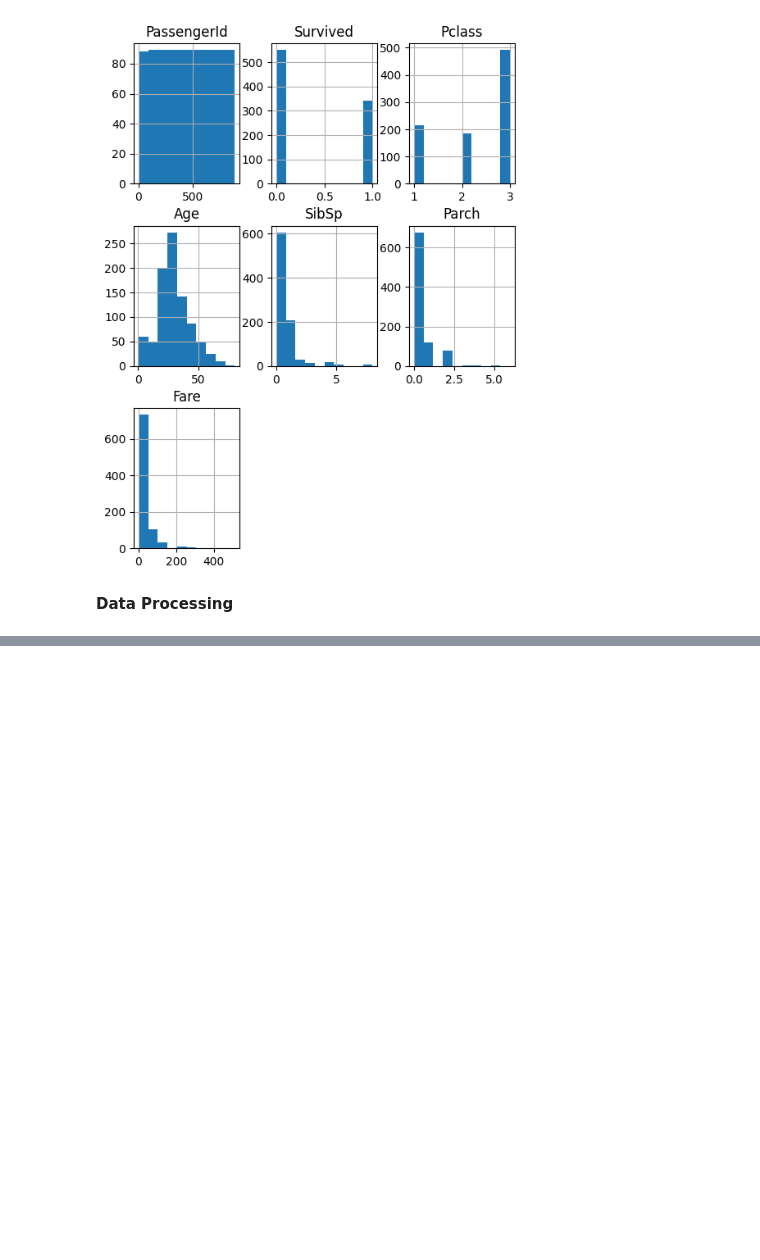
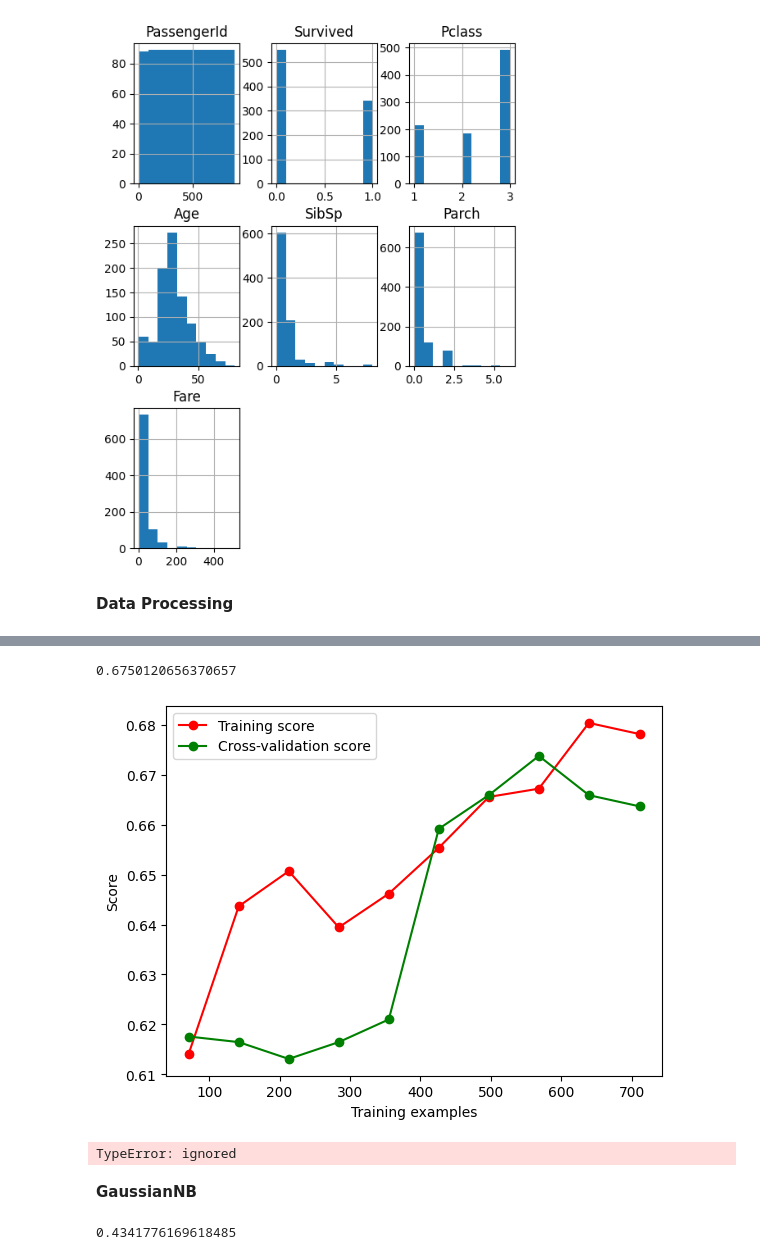
Before and after one commit to Rebecca-202211/titanic_analysis, a Jupyter notebook: 專題實作_01_Titanic_analysis.ipynb, the cells around one changed output, grey strips where cells are left out. Saved outputs shown, nothing was run; the diff lists cells and outputs as text; code cells hidden in the pictures; blank space fills up the shorter version.

```diff
--- a/專題實作_01_Titanic_analysis.ipynb
+++ b/專題實作_01_Titanic_analysis.ipynb
@@ -356,0 +521,47 @@ print(scores)
+# %%
+train_X = new_data.drop('Survived', axis = 1)
+train_y = new_data['Survived']
+
+knc = KNeighborsClassifier(n_neighbors=70)
+scores = cross_val_score(knc, train_X, train_y, cv=8,scoring='accuracy')
+print(scores.mean())
+# %% [output]
+0.6750120656370657
+# %%
+# 計算學習曲線
+train_sizes, train_scores, test_scores = learning_curve(estimator=knc, X=train_X, y=train_y, train_sizes=np.linspace(0.1, 1.0, 10), cv=5)
+
+# 繪製學習曲線
+import matplotlib.pyplot as plt
+plt.plot(train_sizes, np.mean(train_scores, axis=1), 'o-', color="r", label="Training score")
+plt.plot(train_sizes, np.mean(test_scores, axis=1), 'o-', color="g", label="Cross-validation score")
+plt.xlabel("Training examples")
+plt.ylabel("Score")
+plt.legend(loc="best")
+plt.show()
+
+# 計算驗證曲線
+param_range = np.arange(1, 11)
+train_scores, test_scores = validation_curve(estimator=knc, X=train_X, y=train_y, param_range=param_range, cv=5)
+
+# 繪製驗證曲線
+plt.plot(param_range, np.mean(train_scores, axis=1), 'o-', color="r", label="Training score")
+plt.plot(param_range, np.mean(test_scores, axis=1), 'o-', color="g", label="Cross-validation score")
+plt.xlabel("Max depth")
+plt.ylabel("Score")
+plt.legend(loc="best")
+plt.show()
+# %% [output]
+[figure, added]
+TypeError: ignored
+# %% [markdown]
+**GaussianNB**
+# %%
+train_X = new_data.drop('Survived', axis = 1)
+train_y = new_data['Survived']
+
+gnb = GaussianNB()
+scores = cross_val_score(gnb, train_X, train_y, cv=5,scoring='accuracy')
+print(scores.mean())
+# %% [output]
+0.4341776169618485
```
Also changed, not shown: parts of 60 cells of this notebook.
